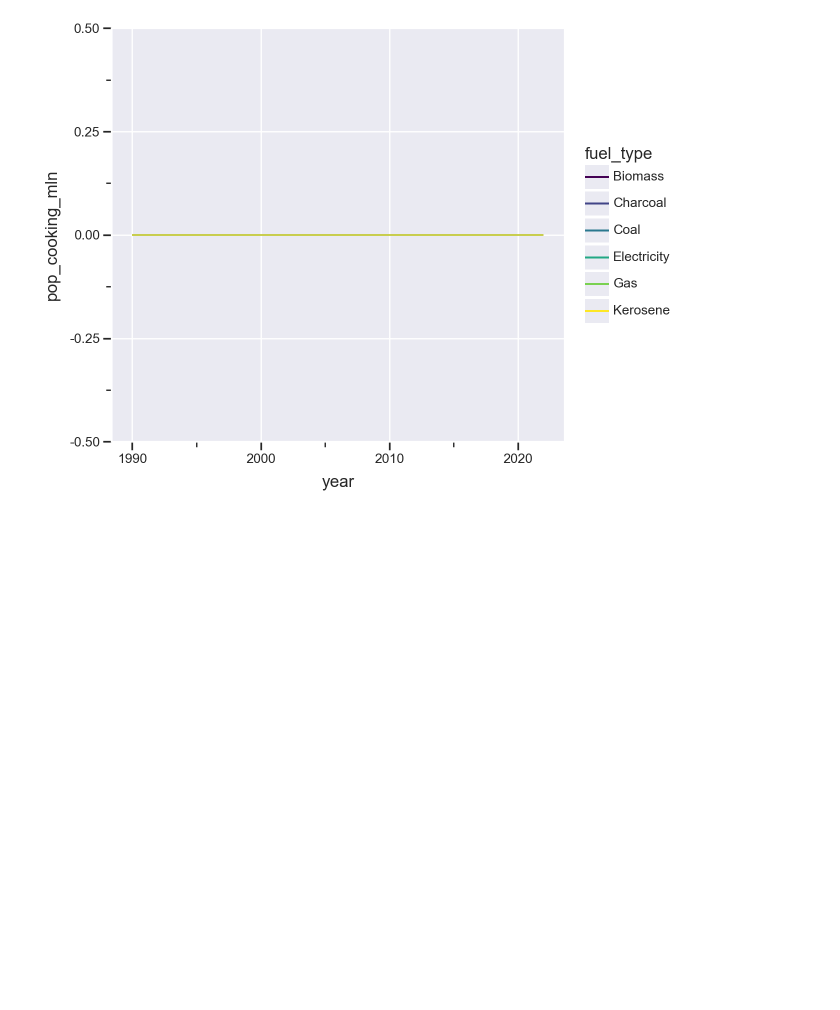
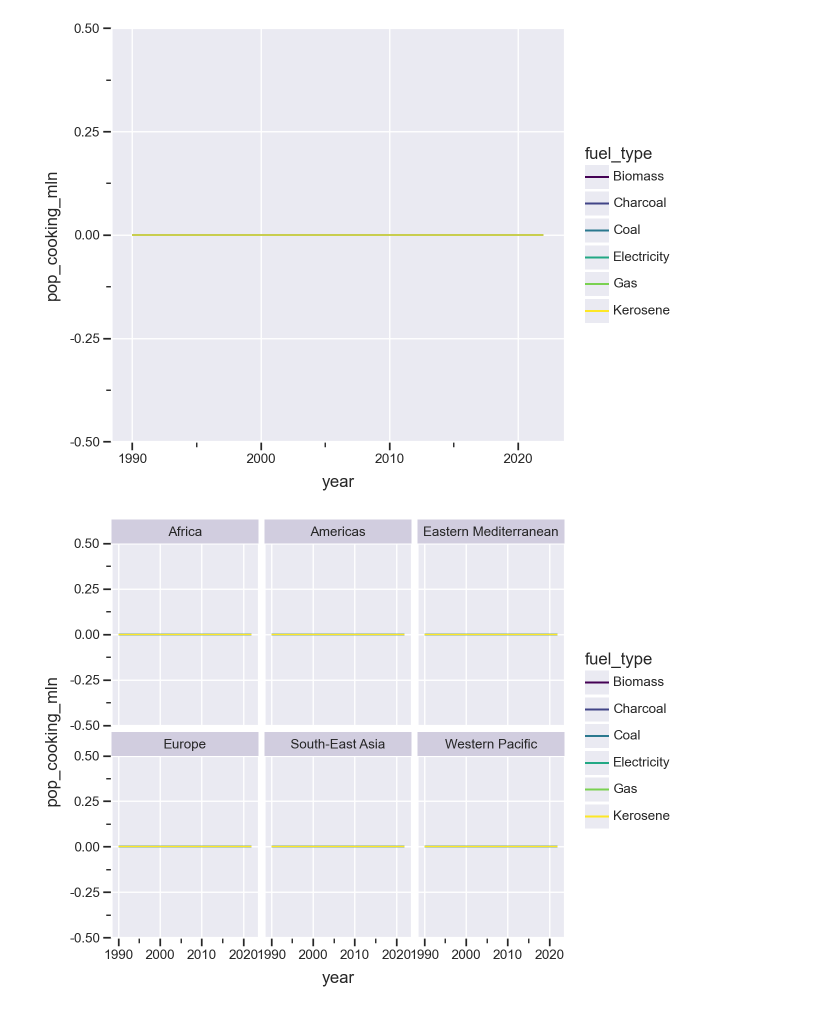
Before and after one commit to melkerliljegren/Data-Literacy-with-Python-MNXB08, a Jupyter notebook: Practical_2/prep.ipynb, the cells around one changed output. Saved outputs shown, nothing was run; the diff lists cells and outputs as text; code cells hidden in the pictures; blank space fills up the shorter version.

```diff
--- a/Practical_2/prep.ipynb
+++ b/Practical_2/prep.ipynb
@@ -619,3 +603,15 @@ pop_years_df=(
  )
 # %% [output]
 [figure]
+# %%
+(fuel_types
+    .group_by("fuel_type", "year", "region")
+    .agg(pl.col("pop_cooking_mln").drop_nans().sum())
+    .pipe(ggplot)
+    +geom_line(aes(x="year", y="pop_cooking_mln", color="fuel_type", group="fuel_type"))
+    +scale_color_cmap_d()
+    +theme_seaborn()
+    +facet_wrap("region", ncol=3)
+ )
+# %% [output]
+[figure, added]
```
Also changed, not shown: parts of 5 cells of this notebook.
